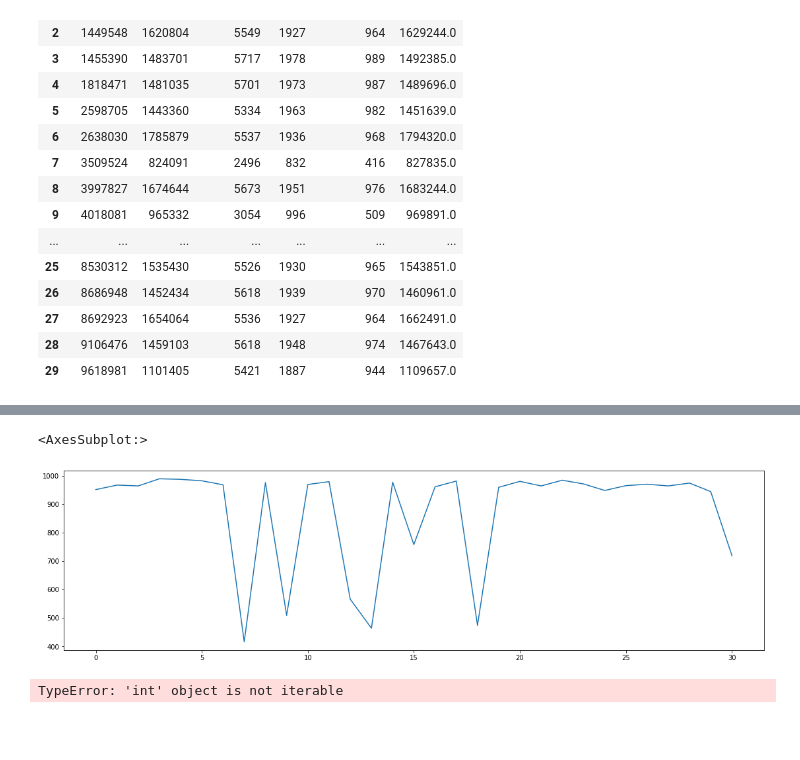
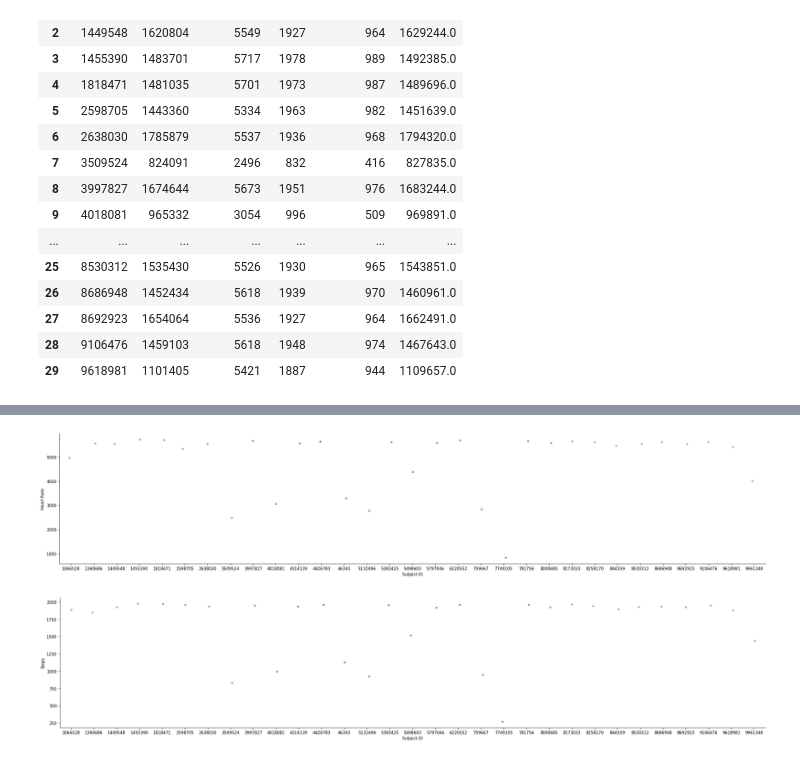
Before and after one commit to Aneruth/Data-Analytics, a Jupyter notebook: Practical Session 3/test.ipynb, the cells around one changed output, grey strips where cells are left out. Saved outputs shown, nothing was run; the diff lists cells and outputs as text; code cells hidden in the pictures; blank space fills up the shorter version.

```diff
--- a/Practical Session 3/test.ipynb
+++ b/Practical Session 3/test.ipynb
@@ -111,36 +109,10 @@ plt.ticklabel_format(useOffset=False, style='plain', axis='y')
-# %%
-plt.figure(figsize=(19,5))
-d['Sleep labels'].plot(kind='line')
-# plt.xlabel(x=d['Subject ID'])
-# %% [output]
-<AxesSubplot:>
-[figure, removed]
-# %%
-######   all three acceleration axes per timestamp (in one graph) ######
-accel_list = d.loc[0,'Motion']
-
-#new lists to store all the seperate values
-time_stamps_accel = []
-x_axis = []
-y_axis = []
-z_axis = []
-
-#Appending values into every list
-for i in accel_list:
-  x = (i[0]).split()
-  time_stamps_accel.append(x[0])
-  x_axis.append(x[1])
-  y_axis.append(x[2])
-  z_axis.append(x[3])
-
-#Plot
-plt.figure()
-plt.plot(time_stamps_accel,x_axis, 'bo')
-plt.plot(time_stamps_accel,y_axis, 'ro')
-plt.plot(time_stamps_accel,z_axis, 'go')
-plt.xlabel('Time Stamps')
-plt.ylabel('Acceleration value')
-plt.title("Acceleration axes per timestamp")
-plt.show
-# %% [output]
-TypeError: 'int' object is not iterable
+# %%
+sns.catplot(x='Subject ID',y='Heart Rate',data=d,kind='strip',height=5, aspect=25/5)
+plt.ticklabel_format(useOffset=False, style='plain', axis='y')
+# %% [output]
+[figure, added]
+# %%
+sns.catplot(x='Subject ID',y='Steps',data=d,kind='strip',height=5, aspect=25/5)
+plt.ticklabel_format(useOffset=False, style='plain', axis='y')
+# %% [output]
+[figure, added]
```
Also changed, not shown: parts of 3 cells of this notebook, 3 other files.
